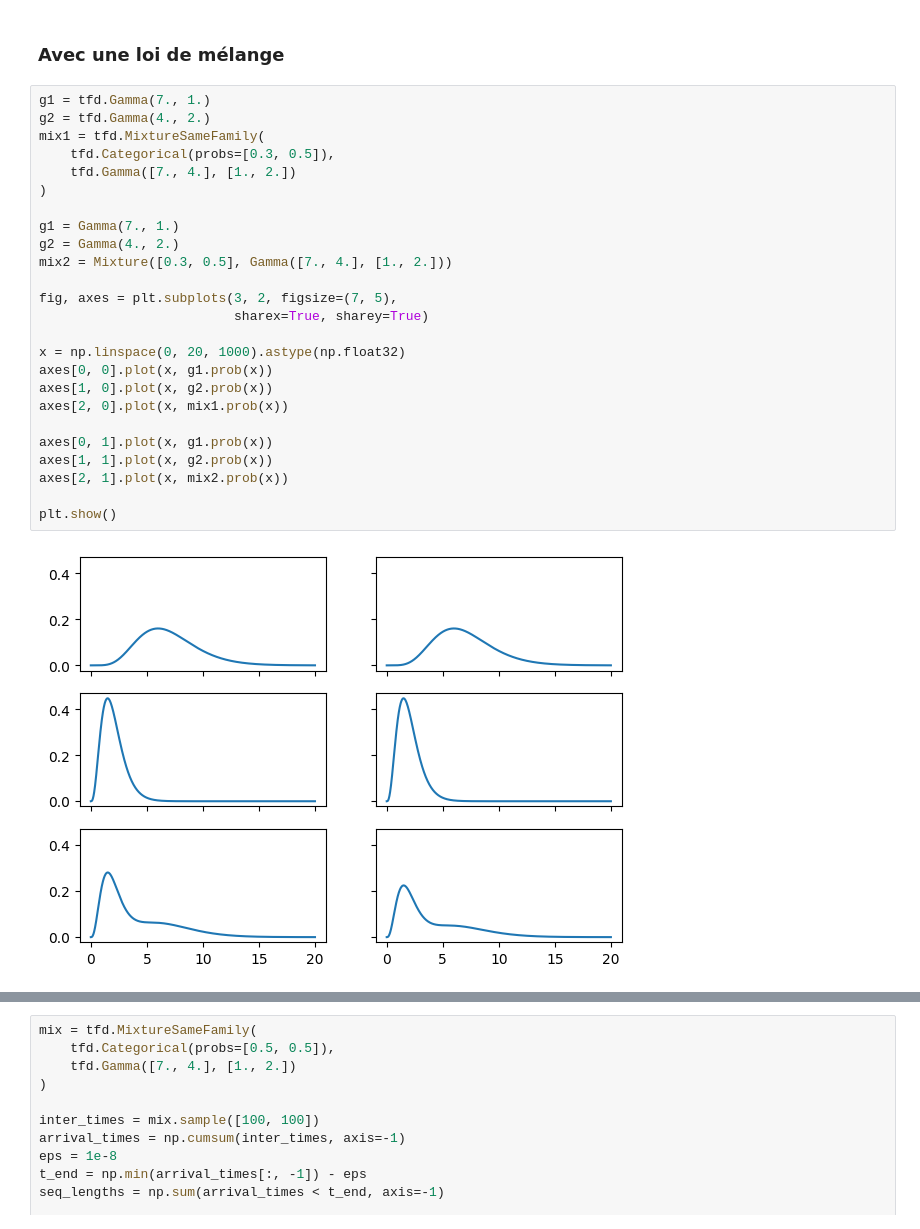
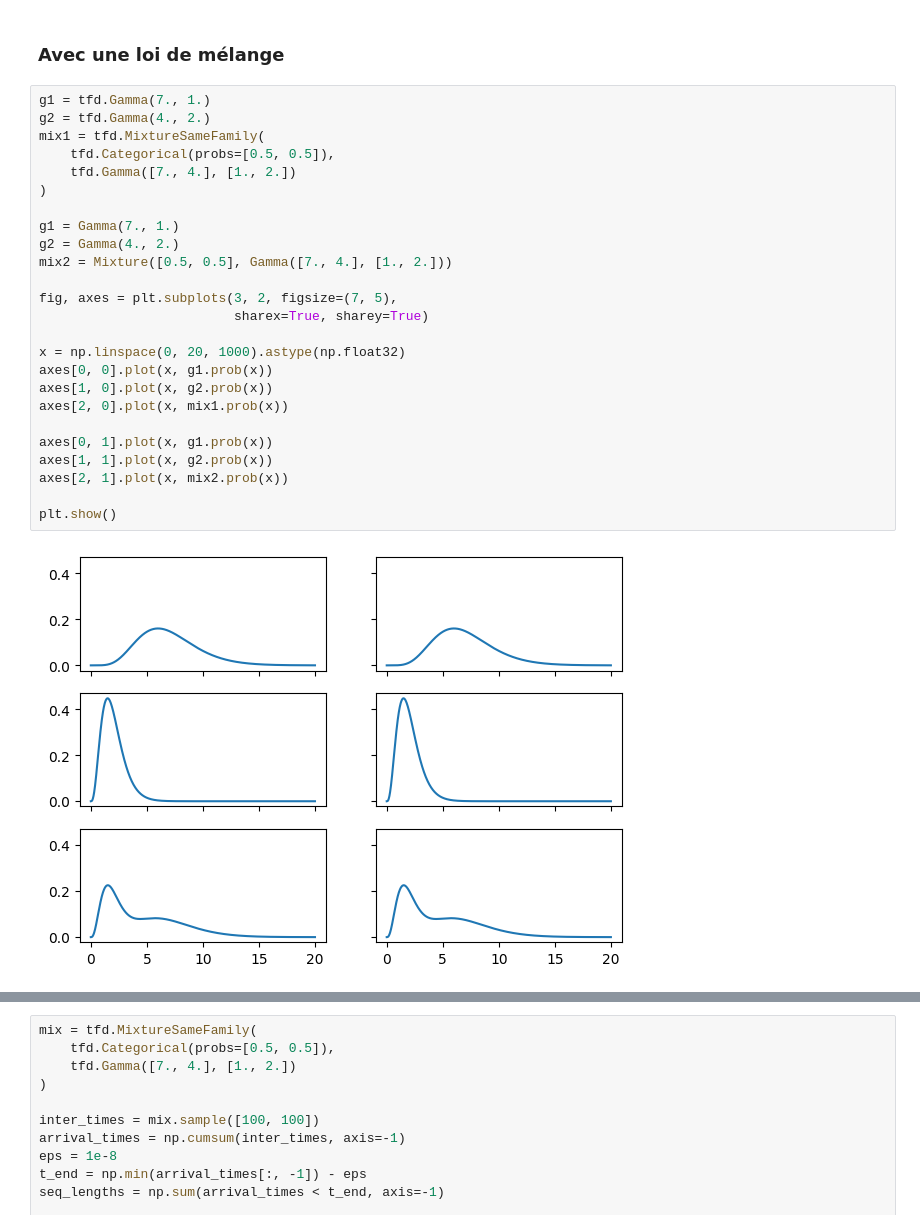
Before and after one commit to alphonse-paix/notebooks, a Jupyter notebook: recast_mixture.ipynb, the cells around one changed output, grey strips where cells are left out. Cells and saved outputs as stored; diff of their text form.

```diff
--- a/recast_mixture.ipynb
+++ b/recast_mixture.ipynb
@@ -390,27 +459,27 @@ Loss at epoch 150: 0.34
 # %%
 g1 = tfd.Gamma(7., 1.)
 g2 = tfd.Gamma(4., 2.)
 mix1 = tfd.MixtureSameFamily(
-    tfd.Categorical(probs=[0.3, 0.5]),
+    tfd.Categorical(probs=[0.5, 0.5]),
     tfd.Gamma([7., 4.], [1., 2.])
 )
 
 g1 = Gamma(7., 1.)
 g2 = Gamma(4., 2.)
-mix2 = Mixture([0.3, 0.5], Gamma([7., 4.], [1., 2.]))
+mix2 = Mixture([0.5, 0.5], Gamma([7., 4.], [1., 2.]))
 
 fig, axes = plt.subplots(3, 2, figsize=(7, 5),
                          sharex=True, sharey=True)
 
 x = np.linspace(0, 20, 1000).astype(np.float32)
 axes[0, 0].plot(x, g1.prob(x))
 axes[1, 0].plot(x, g2.prob(x))
 axes[2, 0].plot(x, mix1.prob(x))
 
 axes[0, 1].plot(x, g1.prob(x))
 axes[1, 1].plot(x, g2.prob(x))
 axes[2, 1].plot(x, mix2.prob(x))
 
 plt.show()
 # %% [output]
-[figure, old version]
+[figure, new version]
```
Also changed, not shown: parts of 8 cells of this notebook.
